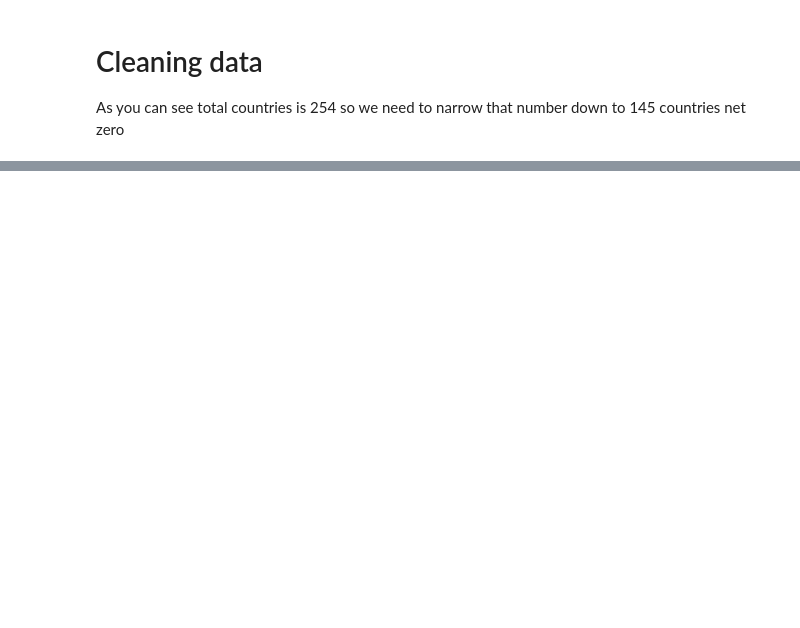
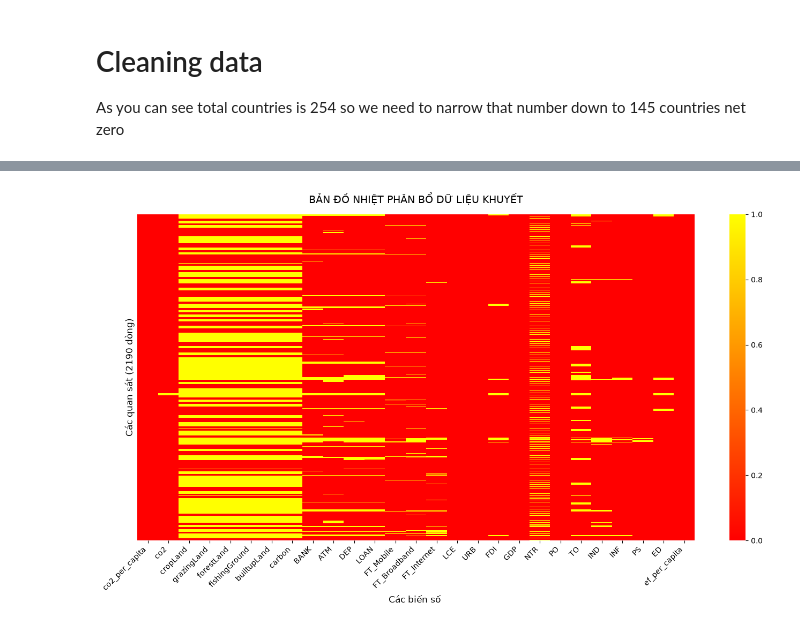
Before and after one commit to n22tk05/Net-Zero-Carbon-Emissions, a Jupyter notebook: clean.ipynb, the cells around one changed output, grey strips where cells are left out. Cells and saved outputs as stored; diff of their text form; code cells hidden in the pictures; blank space fills up the shorter version.

Commit message:
feat(notebooks): update clean and main workflows, initialize pca notebook for FI and FT extraction

```diff
--- a/clean.ipynb
+++ b/clean.ipynb
@@ -148,0 +259,8 @@ df['country'].unique().tolist()
+# %%
+ef_df = pd.read_csv('data/ef_data.csv')
+
+ef_df['country_code'] = ef_df['isoa2'].map(iso_map)
+
+ef_clean = ef_df[['country_code', 'year', 'ef_per_capita', "cropLand", 'grazingLand', 'forestLand' ,'fishingGround' ,'builtupLand' ,'carbon']].dropna(subset=['country_code'])
+print('DỮ LIỆU EF SAU KHI CHUYỂN SANG ISO-3')
+display(ef_clean.head())
@@ -148,0 +334,20 @@ df['country'].unique().tolist()
+# %%
+feature_cols = ['co2_per_capita', 'GDP', 'URB', 'LCE', 'PO', 'ef_per_capita']
+
+imputer = IterativeImputer(max_iter=15, random_state=42, min_value=0)
+master_df[feature_cols] = imputer.fit_transform(master_df[feature_cols])
+
+    # 4. Lưu lại dữ liệu hoàn chỉnh 100%
+master_df.to_csv('data/master_dataset.csv', index=False, encoding='utf-8')
+
+print('--- SAU TẦNG 2 (MICE IMPUTATION) ---')
+
+print('--- SAU TẦNG 2 (MICE IMPUTATION) ---')
+print(
+    f'Số ô khuyết của EF : {master_df["ef_per_capita"].isnull().sum()} (Đã làm sạch 100%!)'
+)
+display(
+    master_df[
+        ['country_code', 'country', 'year', 'co2_per_capita', 'ef_per_capita']
+    ].head(10)
+)
@@ -148,0 +369,14 @@ df['country'].unique().tolist()
+# %%
+plt.figure(figsize=(14,8))
+
+cols = [c for c in master_df.columns if c not in ['country_code', 'country', 'year']]
+
+sns.heatmap(master_df[cols].isnull(), cbar=True, yticklabels=False, cmap='autumn')
+plt.title('BẢN ĐỒ NHIỆT PHÂN BỔ DỮ LIỆU KHUYẾT', fontsize = 14, pad = 15)
+plt.xlabel('Các biến số ',fontsize = 12 )
+plt.ylabel(f'Các quan sát ({master_df.shape[0]} dòng)', fontsize=12)
+plt.xticks(rotation=45, ha='right')
+plt.tight_layout()
+plt.show()
+# %% [output]
+[figure, added]
```
Also changed, not shown: parts of 17 cells of this notebook, 2 other files.
